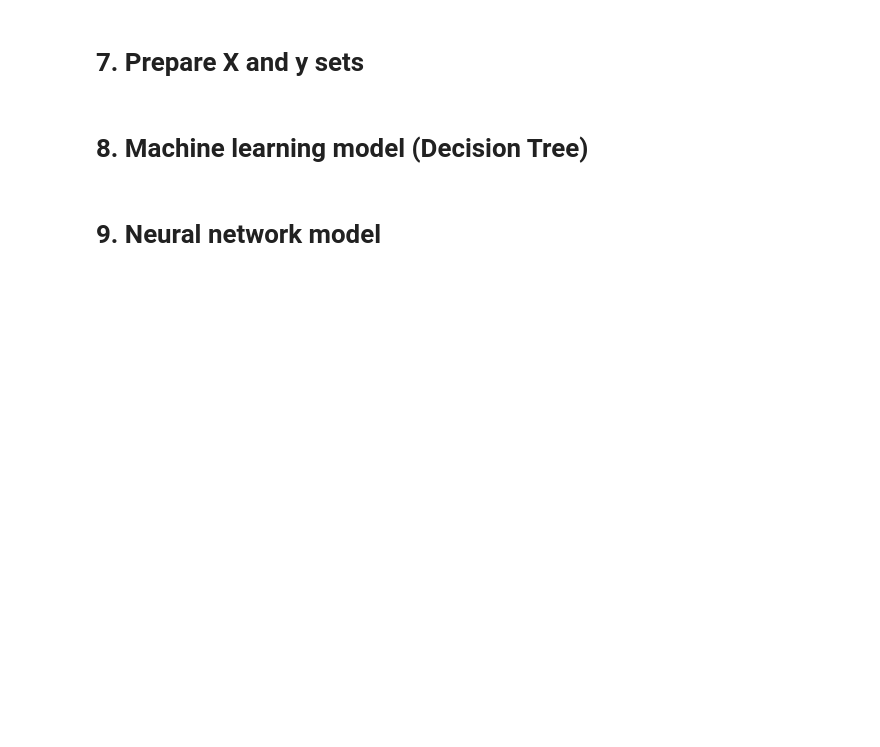
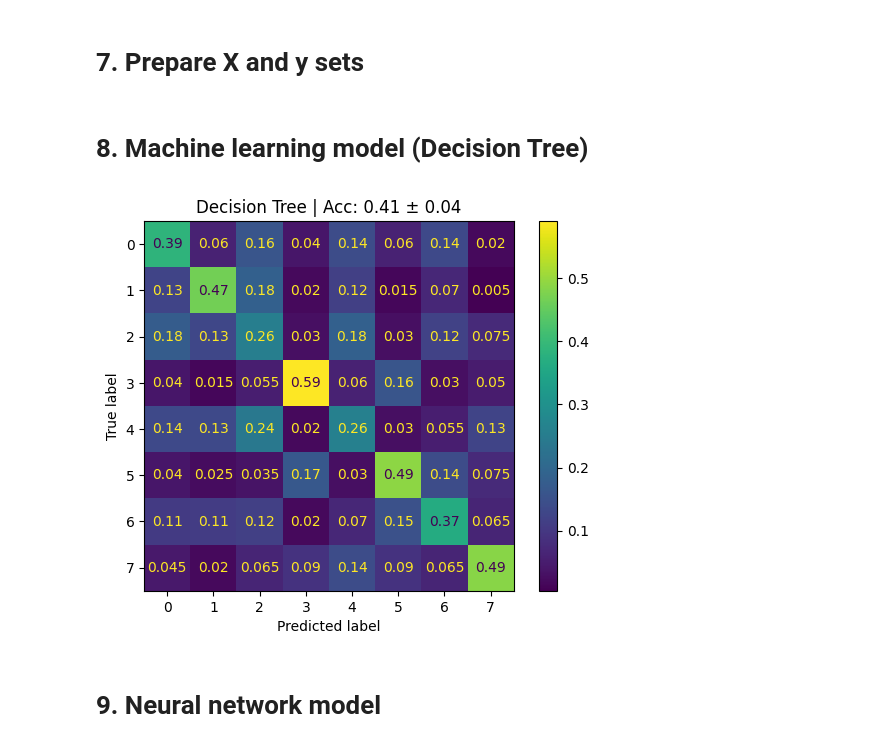
Before and after one commit to NikolaJanik/Polish_poetry_classification_with_transformers, a Jupyter notebook: ML_and_NN_classifier.ipynb, the cells around one changed output. Saved outputs shown, nothing was run; the diff lists cells and outputs as text; code cells hidden in the pictures; blank space fills up the shorter version.

```diff
--- a/ML_and_NN_classifier.ipynb
+++ b/ML_and_NN_classifier.ipynb
@@ -105,3 +96,50 @@ tree_acc, tree_cm = run_ml_model(
+# %%
+def run_ml_model_multiple(X, y, model_class, model_name, n_realizations=20, test_size=0.2, val_size=0.2, **model_kwargs):
+    num_classes = len(np.unique(y))
+    cm_all = np.zeros((num_classes, num_classes, n_realizations))
+    scores_all = []
+
+    for r in range(n_realizations):
+        # Split dataset
+        X_train, X_test, y_train, y_test = train_test_split(
+            X, y, test_size=test_size, stratify=y
+        )
+
+        # Build ML model
+        model = model_class(**model_kwargs)
+        model.fit(X_train, y_train)
+        y_pred = model.predict(X_test)
+
+        # Accuracy and confusion matrix
+        acc = accuracy_score(y_test, y_pred)
+        cm = confusion_matrix(y_test, y_pred, normalize='true')
+
+        cm_all[:, :, r] = cm
+        scores_all.append(acc)
+
+    # Mean and std
+    cm_mean = cm_all.mean(axis=2)
+    cm_std = cm_all.std(axis=2)
+    acc_mean = np.mean(scores_all)
+    acc_std = np.std(scores_all)
+
+    # Visualization
+    disp = ConfusionMatrixDisplay(confusion_matrix=cm_mean)
+    disp.plot()
+    plt.title(f"{model_name} | Acc: {acc_mean:.2f} ± {acc_std:.2f}")
+    plt.show()
+
+    return acc_mean, acc_std, cm_mean, cm_std
+# %%
+acc_mean, acc_std, cm_mean, cm_std = run_ml_model_multiple(
+    X_all, y_all,
+    DecisionTreeClassifier,
+    "Decision Tree",
+    n_realizations=20,
+    max_depth=20
+)
+# %% [output]
+[figure, added]
 # %% [markdown]
 # 9. Neural network model
 # %%
```
Also changed, not shown: parts of 17 cells of this notebook.
